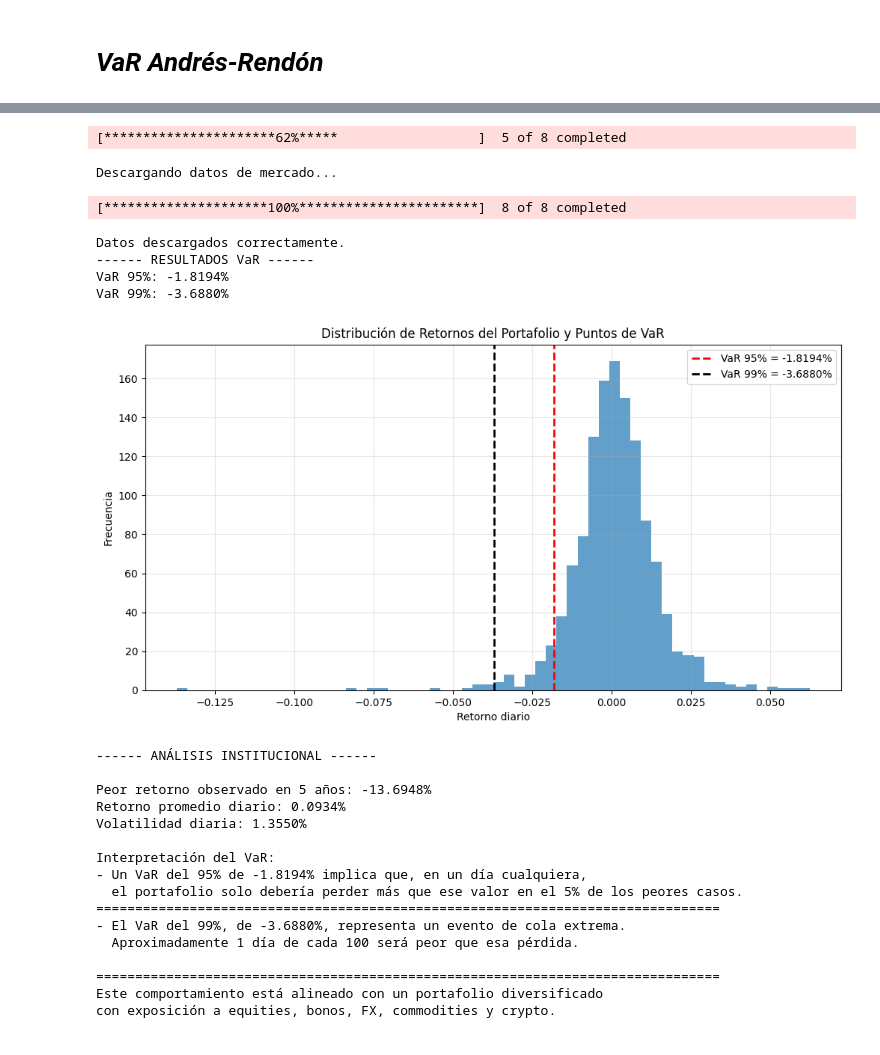
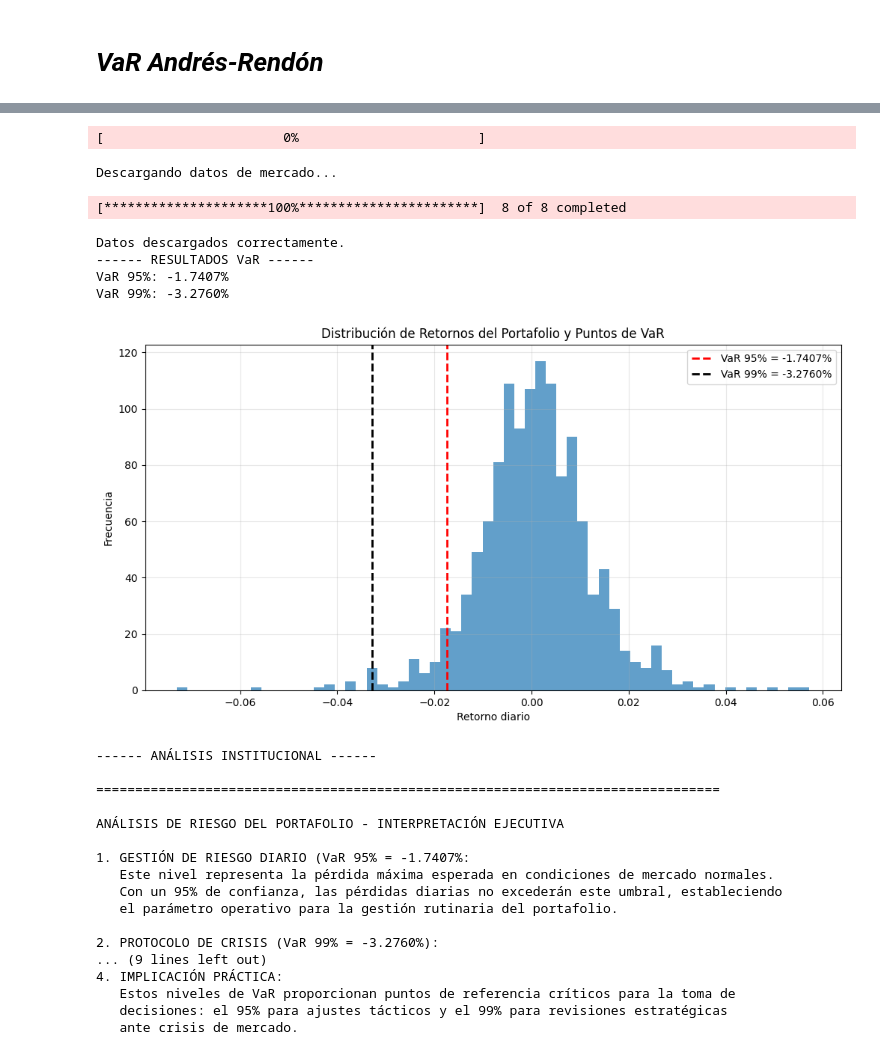
Before and after one commit to Renzo0o0/VaRHistoric-Andres-Rendon, a Jupyter notebook: VaRHist.ipynb, the cells around one changed output, grey strips where cells are left out. Cells and saved outputs as stored; diff of their text form; code cells hidden in the pictures.

```diff
--- a/VaRHist.ipynb
+++ b/VaRHist.ipynb
@@ -5,11 +11,4 @@
 # %%
-# ===============================================
-#   PROYECTO: VaR Histórico Multi-Activo
-#   AUTOR: Andrés Rendón
-#   OBJETIVO: Cálculo de VaR 95% y 99% para un
-#             portafolio institucional diversificado.
-#   NOTA: Código autónomo, sin modularización.
-# ===============================================
 
 # ----- Imports -----
 import yfinance as yf
@@ -27,8 +26,8 @@ tickers = ["SPY", "EEM", "IEF", "EURUSD=X", "JPY=X", "GC=F", "BZ=F", "BTC-USD"]
 weights = np.array([0.25, 0.10, 0.25, 0.10, 0.05, 0.10, 0.05, 0.10])
 
 # Horizonte histórico
-start = "2019-12-01"
-end   = "2024-12-01"
+start = "2020-12-01"
+end   = "2025-12-01"
 
 # ===============================================
 #   2. DATA: Descarga de precios y limpieza
@@ -94,63 +93,74 @@ plt.hist(portfolio_returns, bins=60, alpha=0.7, density=False)
 
 plt.axvline(VaR_95, color='red', linestyle='--', linewidth=2,
             label=f'VaR 95% = {VaR_95:.4%}')
 
 plt.axvline(VaR_99, color='black', linestyle='--', linewidth=2,
             label=f'VaR 99% = {VaR_99:.4%}')
 
 plt.title("Distribución de Retornos del Portafolio y Puntos de VaR")
 plt.xlabel("Retorno diario")
 plt.ylabel("Frecuencia")
 plt.legend()
 plt.grid(alpha=0.3)
 plt.show()
 
 # ===============================================
 #   7. ANALYSIS: Interpretación institucional
 # ===============================================
 
 worst_day = portfolio_returns.min()
 mean_return = portfolio_returns.mean()
 std_return = portfolio_returns.std()
 
 print("\n------ ANÁLISIS INSTITUCIONAL ------\n")
+print("================================================================================")
 
-print(f"Peor retorno observado en 5 años: {worst_day:.4%}")
-print(f"Retorno promedio diario: {mean_return:.4%}")
-print(f"Volatilidad diaria: {std_return:.4%}\n")
+print(f"""
+ANÁLISIS DE RIESGO DEL PORTAFOLIO - INTERPRETACIÓN EJECUTIVA
 
-print("Interpretación del VaR:")
-print(f"- Un VaR del 95% de {VaR_95:.4%} implica que, en un día cualquiera,")
-print("  el portafolio solo debería perder más que ese valor en el 5% de los peores casos.")
-print(f"-En primer lugar, el portafolio exhibe un perfil de riesgo moderado-alto. La volatilidad diaria del 1.3550% anualizada se traduce en una volatilidad significativa, lo que indica que los activos subyacentes probablemente incluyen instrumentos con alta sensibilidad a los movimientos del mercado (como acciones, mercados emergentes o activos de alto beta).")
-print("================================================================================")
-print(f"- El VaR del 99%, de {VaR_99:.4%}, representa un evento de cola extrema.")
-print("  Aproximadamente 1 día de cada 100 será peor que esa pérdida.\n")
-print("================================================================================")
-print("Este comportamiento está alineado con un portafolio diversificado")
-print("con exposición a equities, bonos, FX, commodities y crypto.")
+1. GESTIÓN DE RIESGO DIARIO (VaR 95% = {VaR_95:.4%}:
+   Este nivel representa la pérdida máxima esperada en condiciones de mercado normales.
+   Con un 95% de confianza, las pérdidas diarias no excederán este umbral, estableciendo
+   el parámetro operativo para la gestión rutinaria del portafolio.
+
+2. PROTOCOLO DE CRISIS (VaR 99% = {VaR_99:.4%}):
+   Constituye el límite de estrés severo, activando mecanismos de contingencia cuando
+   se supera. Este escenario, esperado solo 1 vez cada 100 días, requiere intervención
+   inmediata y revisión de estrategias.
+
+3. CONTEXTO DE PERFORMANCE:
+   Con un retorno promedio diario de {mean_return:.4%} y volatilidad {std_return:.4%}, el perfil
+   riesgo-rendimiento sugiere una estrategia conservadora, indicando cobertura adecuada
+   para riesgos moderados.
+
+4. IMPLICACIÓN PRÁCTICA:
+   Estos niveles de VaR proporcionan puntos de referencia críticos para la toma de
+   decisiones: el 95% para ajustes tácticos y el 99% para revisiones estratégicas
+   ante crisis de mercado.
+""")
 # %% [output]
-[**********************62%*****                  ]  5 of 8 completed
+[                       0%                       ]
 Descargando datos de mercado...
 [*********************100%***********************]  8 of 8 completed
 Datos descargados correctamente.
 ------ RESULTADOS VaR ------
-VaR 95%: -1.8194%
-VaR 99%: -3.6880%
+VaR 95%: -1.7407%
+VaR 99%: -3.2760%
-[figure, old version]
+[figure, new version]
 ------ ANÁLISIS INSTITUCIONAL ------
 
-Peor retorno observado en 5 años: -13.6948%
-Retorno promedio diario: 0.0934%
-Volatilidad diaria: 1.3550%
+================================================================================
 
-Interpretación del VaR:
-- Un VaR del 95% de -1.8194% implica que, en un día cualquiera,
-  el portafolio solo debería perder más que ese valor en el 5% de los peores casos.
-================================================================================
-- El VaR del 99%, de -3.6880%, representa un evento de cola extrema.
-  Aproximadamente 1 día de cada 100 será peor que esa pérdida.
+ANÁLISIS DE RIESGO DEL PORTAFOLIO - INTERPRETACIÓN EJECUTIVA
 
-================================================================================
-Este comportamiento está alineado con un portafolio diversificado
-con exposición a equities, bonos, FX, commodities y crypto.
+1. GESTIÓN DE RIESGO DIARIO (VaR 95% = -1.7407%:
+   Este nivel representa la pérdida máxima esperada en condiciones de mercado normales.
+   Con un 95% de confianza, las pérdidas diarias no excederán este umbral, estableciendo
+   el parámetro operativo para la gestión rutinaria del portafolio.
+
+2. PROTOCOLO DE CRISIS (VaR 99% = -3.2760%):
+... (9 lines left out)
+4. IMPLICACIÓN PRÁCTICA:
+   Estos niveles de VaR proporcionan puntos de referencia críticos para la toma de
+   decisiones: el 95% para ajustes tácticos y el 99% para revisiones estratégicas
+   ante crisis de mercado.
```
Also changed, not shown: parts of 1 cell of this notebook.
